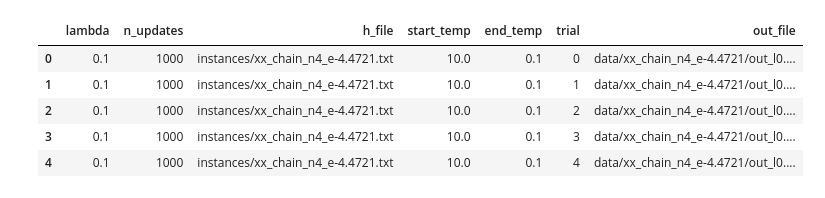
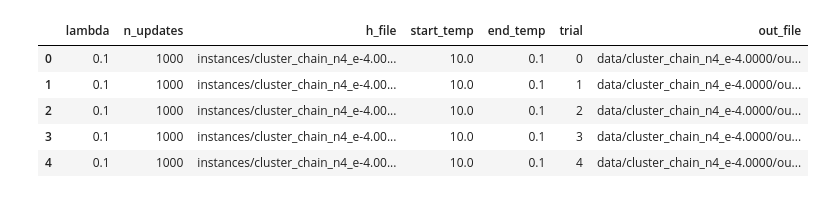
Before and after one commit to joshjkao/erqs, a Jupyter notebook: python/erqs.ipynb, the cells around one changed output. Saved outputs shown, nothing was run; the diff lists cells and outputs as text; code cells hidden in the pictures.

```diff
--- a/python/erqs.ipynb
+++ b/python/erqs.ipynb
@@ -1,25 +1,25 @@
 # %%
 import pandas as pd
 import matplotlib.pyplot as plt
 from pathlib import Path
 import numpy as np
 from itertools import cycle
 import math
 import seaborn as sns
 
-# data_dir = Path("data/cluster_chain_n4_e-4.0000/")
+data_dir = Path("data/cluster_chain_n4_e-4.0000/")
 # data_dir = Path("data/rotated_product_n4_e-4.5000/")
-data_dir = Path("data/xx_chain_n4_e-4.4721")
+# data_dir = Path("data/xx_chain_n4_e-4.4721")
 
 instances = pd.read_csv(data_dir / "instances.csv")
 instances.head()
 # %% [output]
 |  | lambda | n_updates | h_file | start_temp | end_temp | trial | out_file |
-| 0 | 0.1 | 1000 | instances/xx_chain_n4_e-4.4721.txt | 10.0 | 0.1 | 0 | data/xx_chain_n4_e-4.4721/out_l0.... |
-| 1 | 0.1 | 1000 | instances/xx_chain_n4_e-4.4721.txt | 10.0 | 0.1 | 1 | data/xx_chain_n4_e-4.4721/out_l0.... |
-| 2 | 0.1 | 1000 | instances/xx_chain_n4_e-4.4721.txt | 10.0 | 0.1 | 2 | data/xx_chain_n4_e-4.4721/out_l0.... |
-| 3 | 0.1 | 1000 | instances/xx_chain_n4_e-4.4721.txt | 10.0 | 0.1 | 3 | data/xx_chain_n4_e-4.4721/out_l0.... |
-| 4 | 0.1 | 1000 | instances/xx_chain_n4_e-4.4721.txt | 10.0 | 0.1 | 4 | data/xx_chain_n4_e-4.4721/out_l0.... |
+| 0 | 0.1 | 1000 | instances/cluster_chain_n4_e-4.00... | 10.0 | 0.1 | 0 | data/cluster_chain_n4_e-4.0000/ou... |
+| 1 | 0.1 | 1000 | instances/cluster_chain_n4_e-4.00... | 10.0 | 0.1 | 1 | data/cluster_chain_n4_e-4.0000/ou... |
+| 2 | 0.1 | 1000 | instances/cluster_chain_n4_e-4.00... | 10.0 | 0.1 | 2 | data/cluster_chain_n4_e-4.0000/ou... |
+| 3 | 0.1 | 1000 | instances/cluster_chain_n4_e-4.00... | 10.0 | 0.1 | 3 | data/cluster_chain_n4_e-4.0000/ou... |
+| 4 | 0.1 | 1000 | instances/cluster_chain_n4_e-4.00... | 10.0 | 0.1 | 4 | data/cluster_chain_n4_e-4.0000/ou... |
 # %%
 final_states = []
 row_exists = []
```
Also changed, not shown: parts of 5 cells of this notebook.
